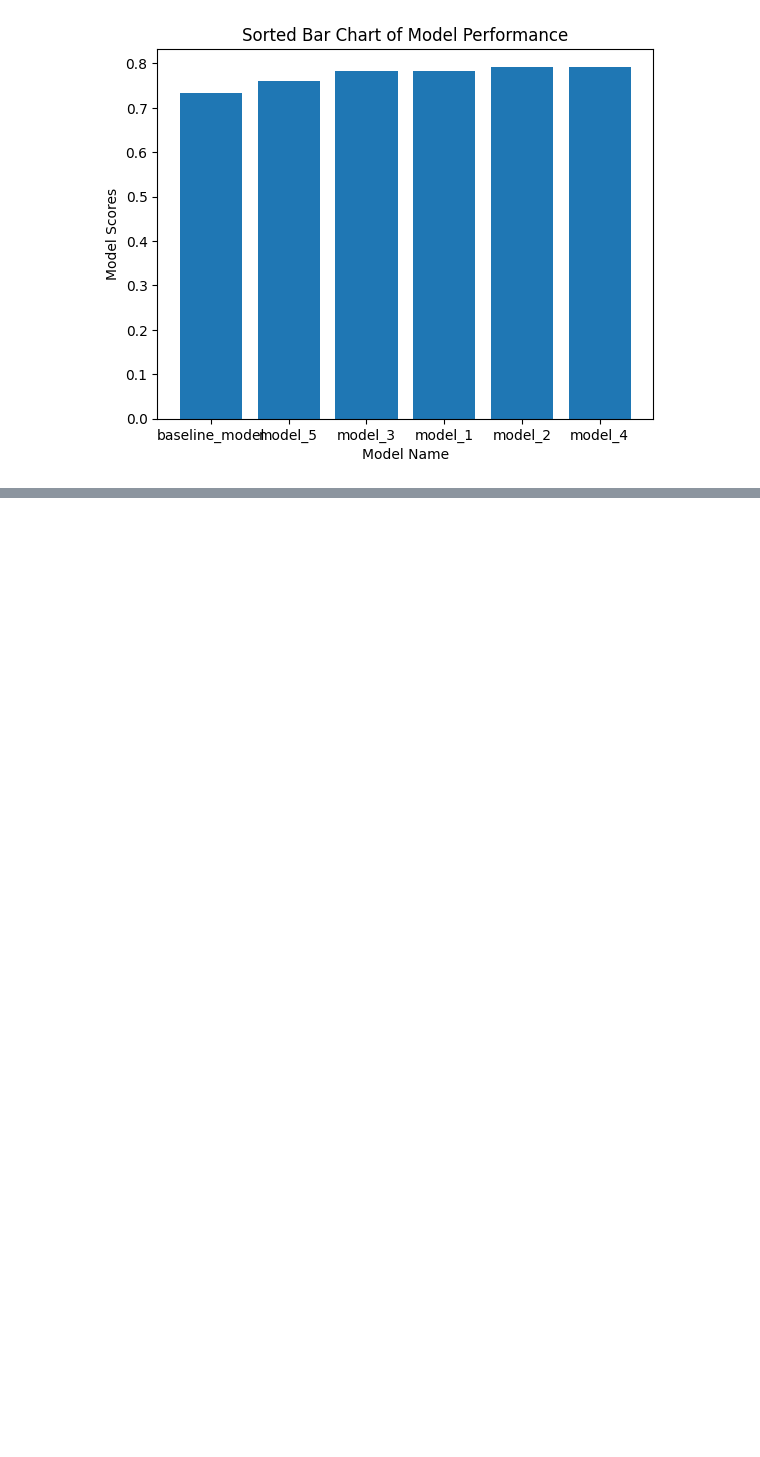
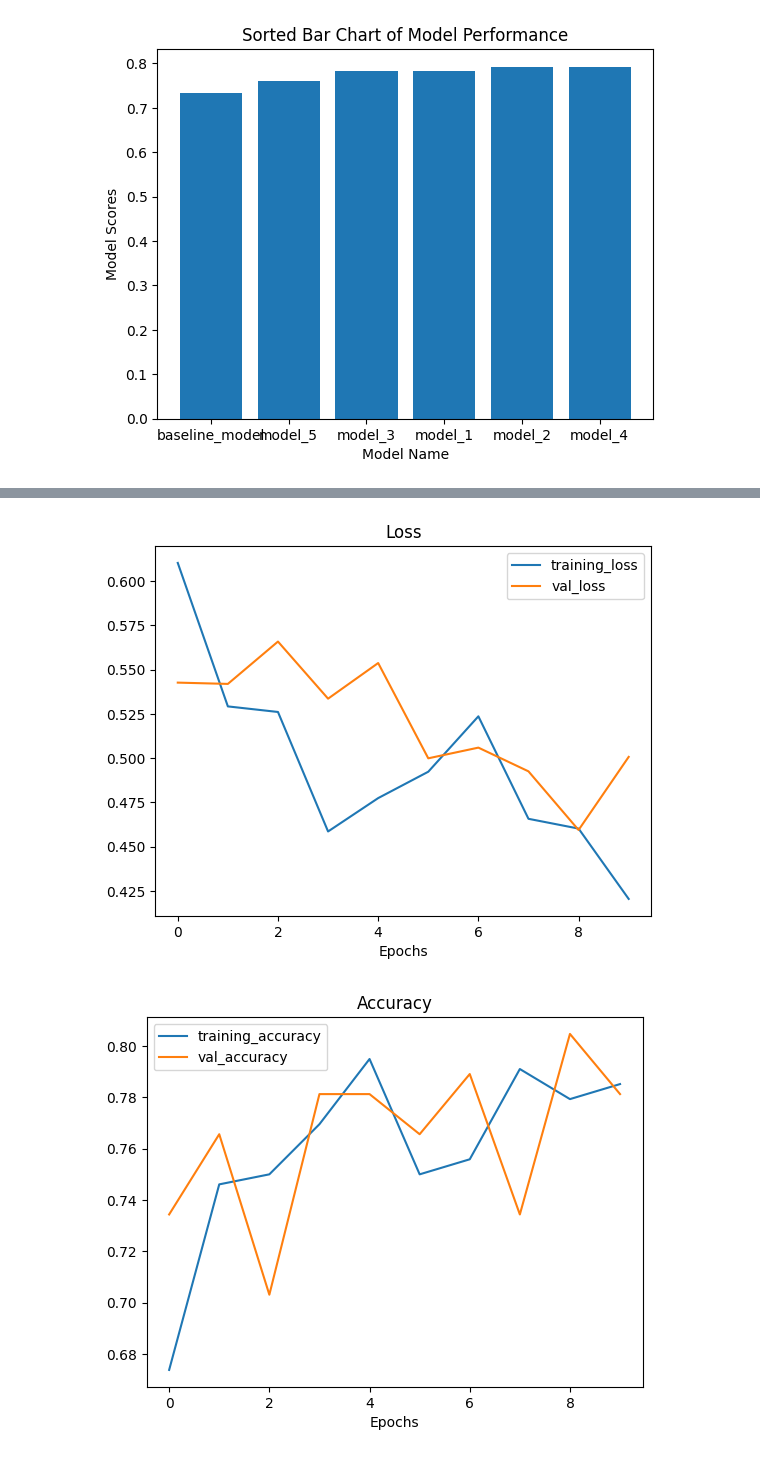
Before and after one commit to techandy42/TF_NLP_Projects, a Jupyter notebook: sentiment140_project.ipynb, the cells around one changed output, grey strips where cells are left out. Saved outputs shown, nothing was run; the diff lists cells and outputs as text; code cells hidden in the pictures; blank space fills up the shorter version.

```diff
--- a/sentiment140_project.ipynb
+++ b/sentiment140_project.ipynb
@@ -555,0 +650,3 @@ plt.show()
+# %%
+model_8 = get_bert_model(learning_rate=4e-5)
+history_8 = fit_model(model=model_8, percentage=0.05, epochs=10)
@@ -555,0 +678,5 @@ plt.show()
+# %%
+model_8_score = model_8.evaluate(val_dataset)[1]
+print(f"model_8 score: {model_8_score}")
+plot_loss_curves(history_8)
+# %% [output]
@@ -555,0 +685,2 @@ plt.show()
+[figure, added]
+[figure, added]
```
Also changed, not shown: parts of 12 cells of this notebook.
